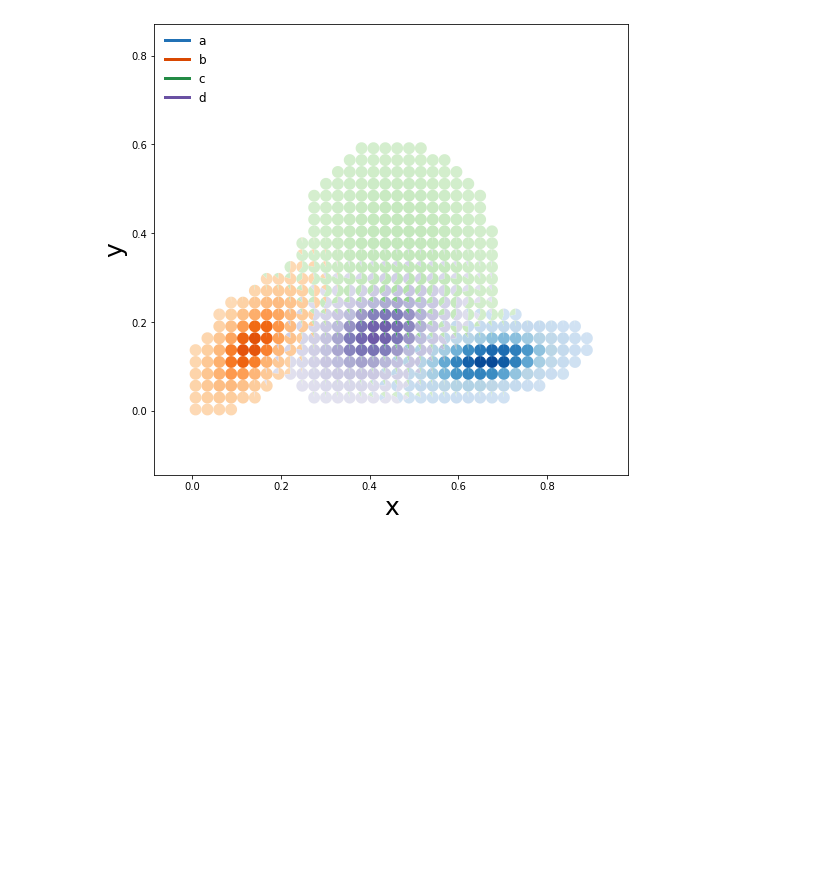
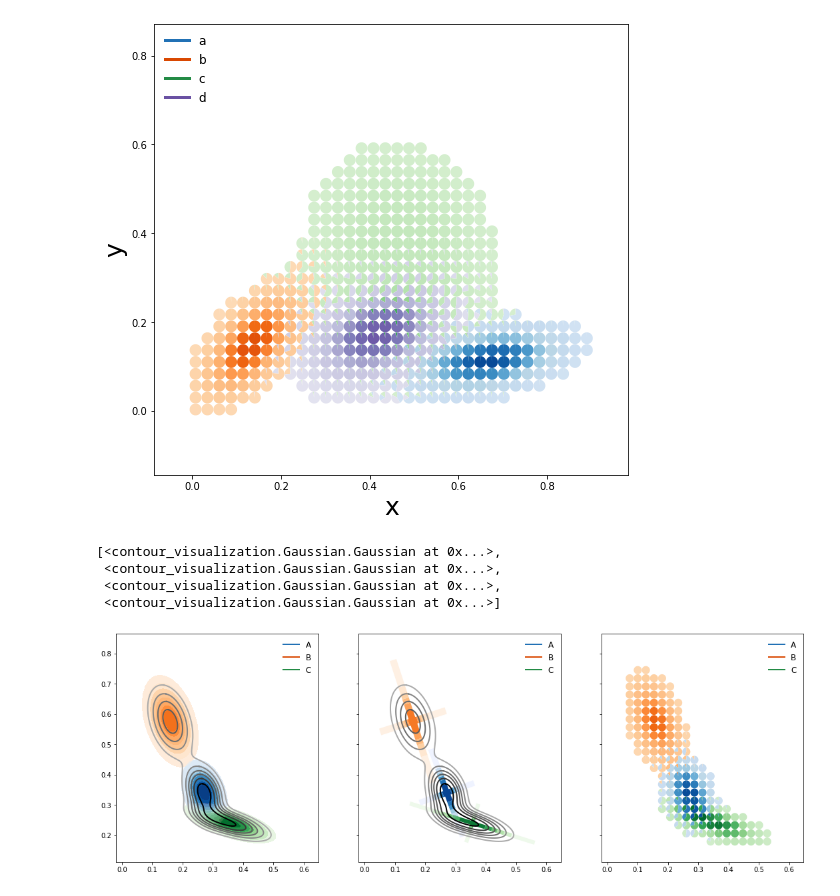
Before and after one commit to asver12/contour-maps-visualization, a Jupyter notebook: examples/mixture_model_data/Favs.ipynb, the cells around one changed output. Cells and saved outputs as stored; diff of their text form; code cells hidden in the pictures; blank space fills up the shorter version.

```diff
--- a/examples/mixture_model_data/Favs.ipynb
+++ b/examples/mixture_model_data/Favs.ipynb
@@ -206,2 +206,23 @@ fig.savefig("4_components_displacement_mpg_highway_pie_charts.png")
 # %% [output]
 [figure]
+# %%
+dataset[2][0][img_inds[1]]
+# %% [output]
+[<contour_visualization.Gaussian.Gaussian at 0x...>,
+ <contour_visualization.Gaussian.Gaussian at 0x...>,
+ <contour_visualization.Gaussian.Gaussian at 0x...>,
+ <contour_visualization.Gaussian.Gaussian at 0x...>]
+# %%
+width = 18.5
+height = 18.5
+plt.rcParams['figure.figsize'] = [width, height]
+# plt.rcParams['xtick.labelsize'] = 15
+# plt.rcParams['ytick.labelsize'] = 15
+plt.rcParams['legend.fontsize'] = 12
+plt.rcParams['legend.handlelength'] = 2
+plt.rcParams['axes.labelsize'] = 25
+# %%
+picture_plot.plot_image_variations(dataset[1][0][img_inds[0]])
+plt.savefig("3_components_displacement_mpg_highway.png")
+# %% [output]
+[figure, added]
```
Also changed, not shown: parts of 6 cells of this notebook, 4 other files.
